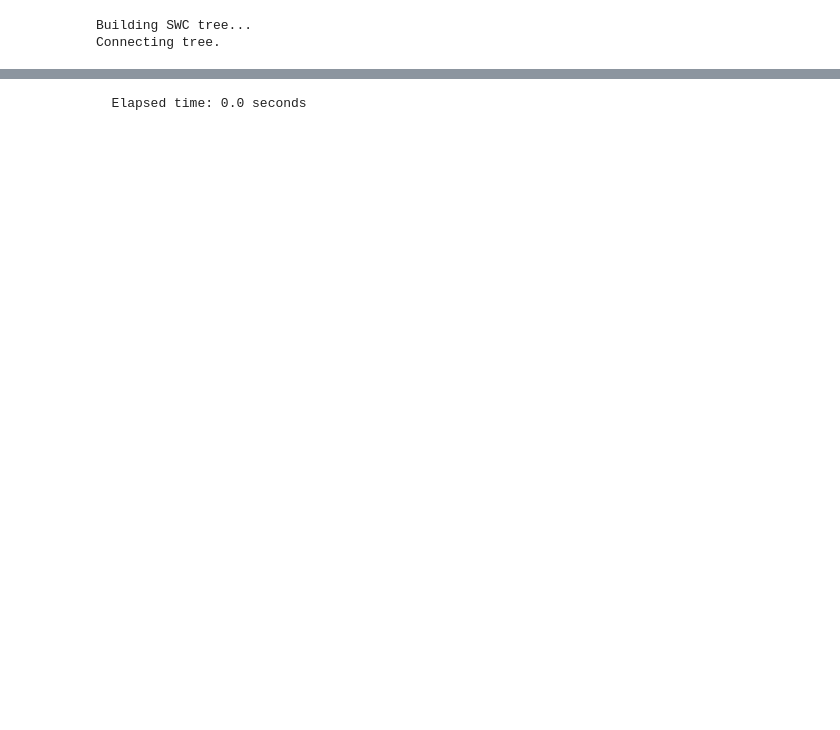
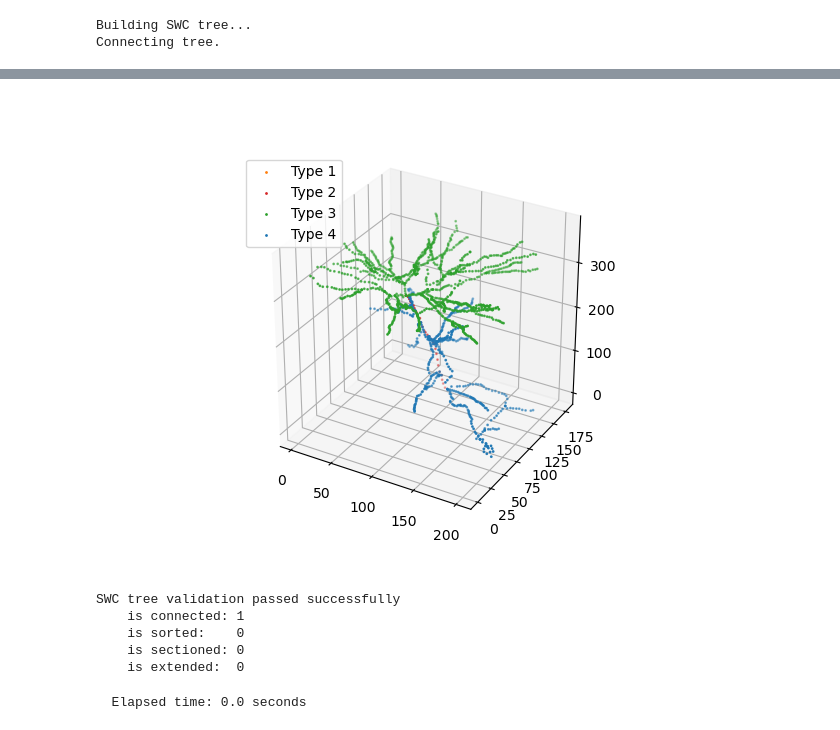
Before and after one commit to Poirazi-Lab/DendroTweaksApp, a Jupyter notebook: app/src/trees_demo.ipynb, the cells around one changed output, grey strips where cells are left out. Cells and saved outputs as stored; diff of their text form; code cells hidden in the pictures; blank space fills up the shorter version.

```diff
--- a/app/src/trees_demo.ipynb
+++ b/app/src/trees_demo.ipynb
@@ -16,3 +45,28 @@ Connecting tree.
+# %%
+%matplotlib widget
+fig = plt.figure()
+ax = fig.add_subplot(111, projection='3d', aspect='equal')
+
+# Get unique types and assign colors
+types_to_colors = {1: 'C1', 2:'C3', 3: 'C2', 4: 'C0'}
+
+# Plot each type with a different color
+for t, color in types_to_colors.items():
+    mask = swcm.df['type'] == t
+    ax.scatter(swcm.df[mask]['x'], swcm.df[mask]['y'], swcm.df[mask]['z'], c=color, s=1, label=f'Type {t}')
+
+ax.legend()
+plt.show()
+# %% [output]
+[figure, added]
+# %%
+swcm.validate_swc_tree()
+# %% [output]
+SWC tree validation passed successfully
+    is connected: 1
+    is sorted:    0
+    is sectioned: 0
+    is extended:  0
 # %%
 swcm.swc_tree.sort()
 # %% [output]
```
Also changed, not shown: parts of 22 cells of this notebook, 37 other files.
